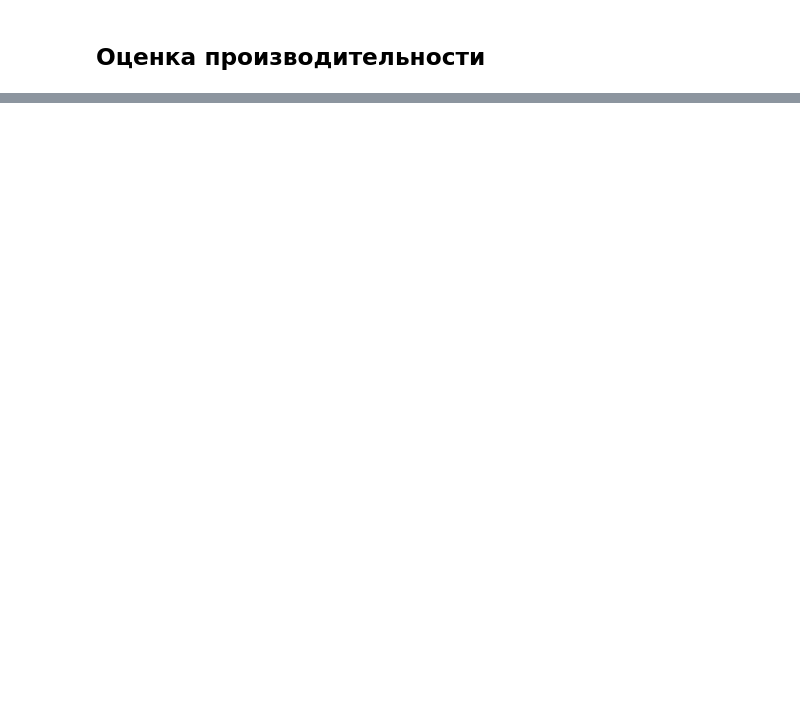
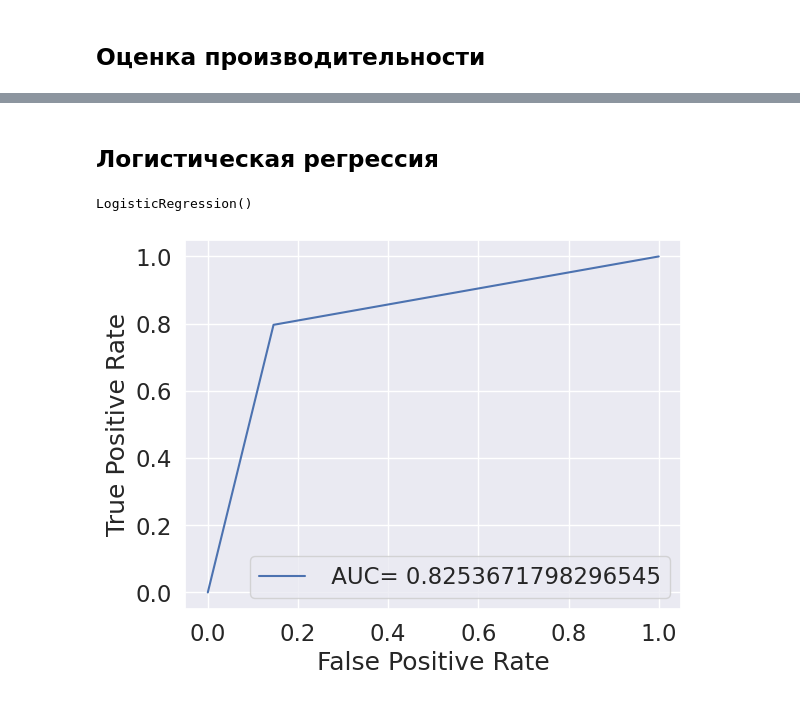
Before and after one commit to GulnazaS/Fake-or-real-news, a Jupyter notebook: Обнаружение_фальшивых_новостей.ipynb, the cells around one changed output, grey strips where cells are left out. Cells and saved outputs as stored; diff of their text form; code cells hidden in the pictures; blank space fills up the shorter version.

```diff
--- a/Обнаружение_фальшивых_новостей.ipynb
+++ b/Обнаружение_фальшивых_новостей.ipynb
@@ -211,0 +211,22 @@ Text(0.5, 23.52222222222222, 'Предсказанный вид новостей
+# %% [markdown]
+## Логистическая регрессия
+# %%
+log_regression = LogisticRegression()
+
+#fit the model using the training data
+log_regression.fit(train,y_train)
+# %% [output]
+LogisticRegression()
+# %%
+y_pred_proba = log_regression. predict_proba (test)[::,1]
+fpr, tpr, _ = metrics. roc_curve (y_test, y_pred)
+auc = metrics. roc_auc_score (y_test, y_pred)
+
+#create ROC curve
+plt.plot (fpr,tpr,label=" AUC= "+str(auc))
+plt.ylabel('True Positive Rate')
+plt.xlabel('False Positive Rate')
+plt.legend(loc=4)
+plt.show()
+# %% [output]
+[figure, added]
```
Also changed, not shown: parts of 30 cells of this notebook.
